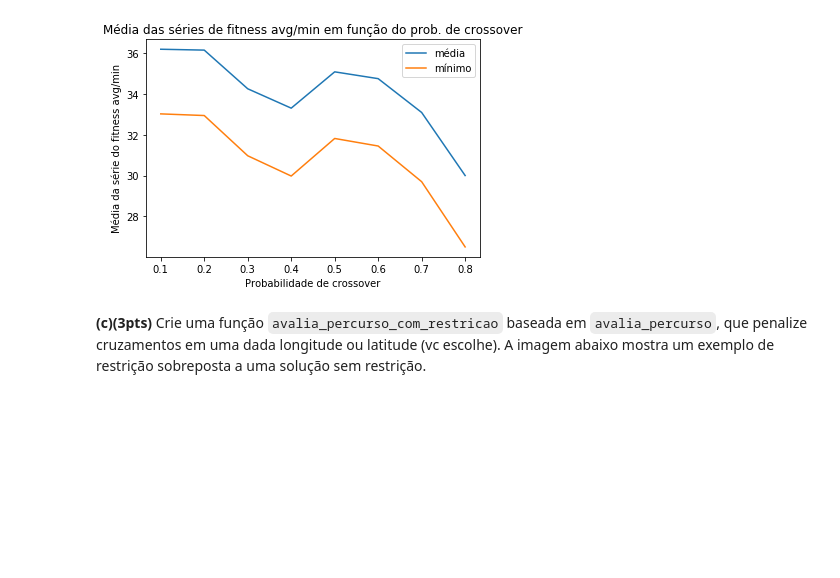
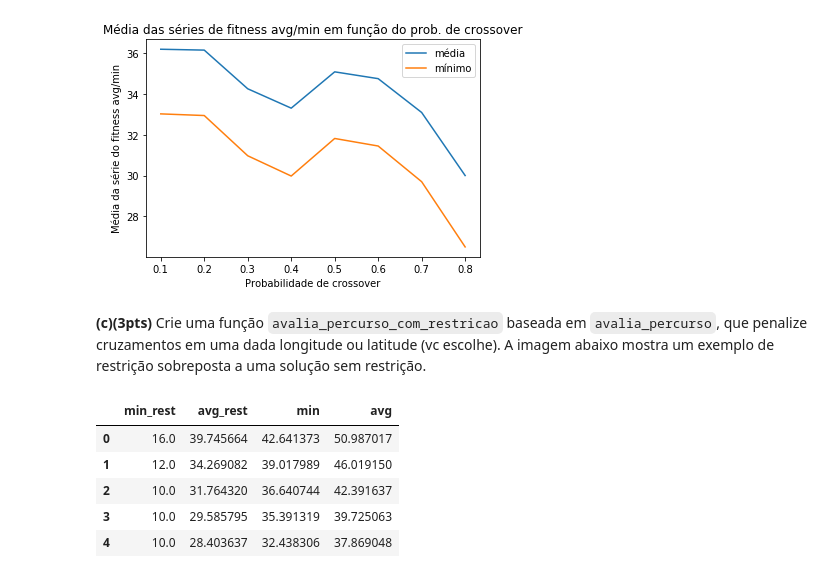
Before and after one commit to dcuoliveira/fgv-computational-intelligence, a Jupyter notebook: Ex3_GeneticAlgo.ipynb, the cells around one changed output. Saved outputs shown, nothing was run; the diff lists cells and outputs as text; code cells hidden in the pictures; blank space fills up the shorter version.

```diff
--- a/Ex3_GeneticAlgo.ipynb
+++ b/Ex3_GeneticAlgo.ipynb
@@ -226,0 +429,11 @@ Text(0, 0.5, 'Média da série do fitness avg/min')
+# %%
+df_final = pd.DataFrame({'min_rest': log.select('min'), 'avg_rest': log.select('avg'),
+                         'min': log1.select('min'), 'avg': log1.select('avg')})
+df_final.head()
+# %% [output]
+|  | min_rest | avg_rest | min | avg |
+| 0 | 16.0 | 39.745664 | 42.641373 | 50.987017 |
+| 1 | 12.0 | 34.269082 | 39.017989 | 46.019150 |
+| 2 | 10.0 | 31.764320 | 36.640744 | 42.391637 |
+| 3 | 10.0 | 29.585795 | 35.391319 | 39.725063 |
+| 4 | 10.0 | 28.403637 | 32.438306 | 37.869048 |
```
Also changed, not shown: parts of 6 cells of this notebook, 1 other file.
